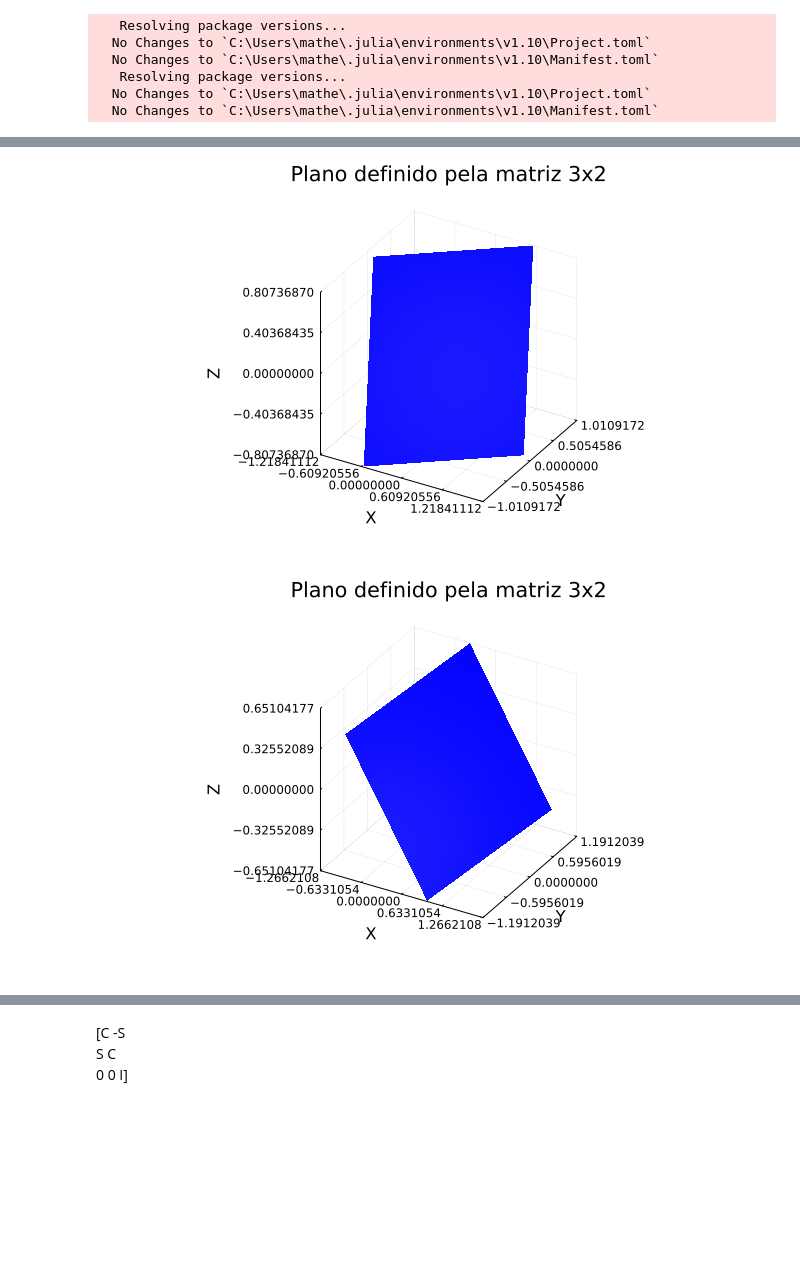
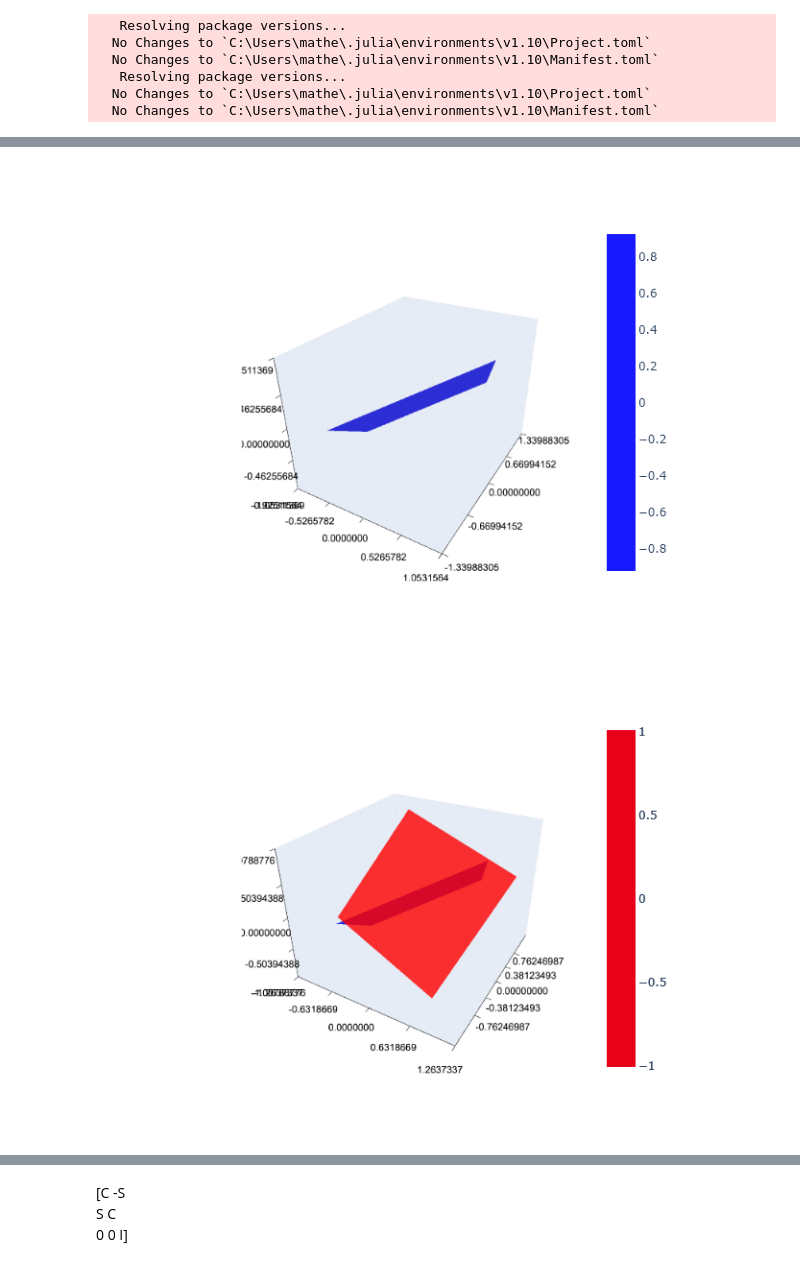
Before and after one commit to MDuqi/CSD-Polygons, a Jupyter notebook: Test Codes/Direct_Rotation_Test.ipynb, the cells around one changed output, grey strips where cells are left out. Cells and saved outputs as stored; diff of their text form; code cells hidden in the pictures; blank space fills up the shorter version.

Commit message:
new subspace plots

```diff
--- a/Test Codes/Direct_Rotation_Test.ipynb
+++ b/Test Codes/Direct_Rotation_Test.ipynb
@@ -27,5 +27,5 @@ F2=F[:,3:end]
 # %%
-function plot_matrix_as_plane(A; grid_size=10)
+function plot_matrix_as_plane(A, grid_size=10; color=:blue)
     # Extrair os dois vetores coluna da matriz
     v1 = A[:, 1]
     v2 = A[:, 2]
@@ -43,11 +43,7 @@ function plot_matrix_as_plane(A; grid_size=10)
     zticks = range(minimum(Z), maximum(Z), length=5)  # 5 ticks no eixo z
 
     # Plotar a superfície
-    surface(X, Y, Z, color=:blue, alpha=0.5, legend=false,
+    surface!(X, Y, Z, color=color, alpha=0.9, legend=false,
             xticks=xticks, yticks=yticks, zticks=zticks)
-    xlabel!("X")
-    ylabel!("Y")
-    zlabel!("Z")
-    title!("Plano definido pela matriz 3x2")
 end
 # %% [output]
@@ -55,11 +55,11 @@ plot_matrix_as_plane (generic function with 1 method)
 # %%
-plot_matrix_as_plane(E1)
+plot_matrix_as_plane(E1, color=:blue)
 # %% [output]
-[figure, old version]
+[figure, new version]
 # %%
-plot_matrix_as_plane(F1)
+plot_matrix_as_plane(F1, color=:red)
 # %% [output]
-[figure, old version]
+[figure, new version]
 # %%
 U1,S11,V1=svd(E1'*F1,full=true)
 temp,S12,V2=svd(E1'*F2,full=true)
```
Also changed, not shown: parts of 17 cells of this notebook.
